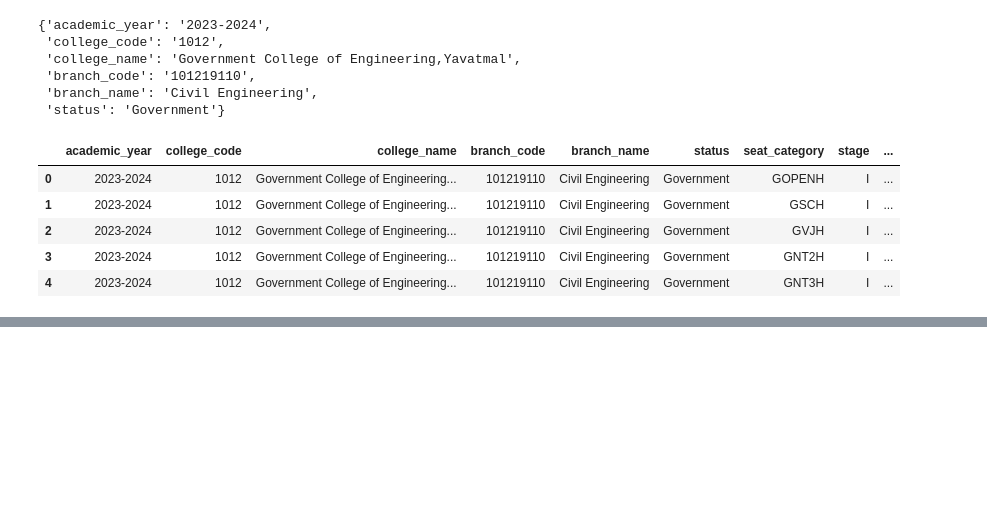
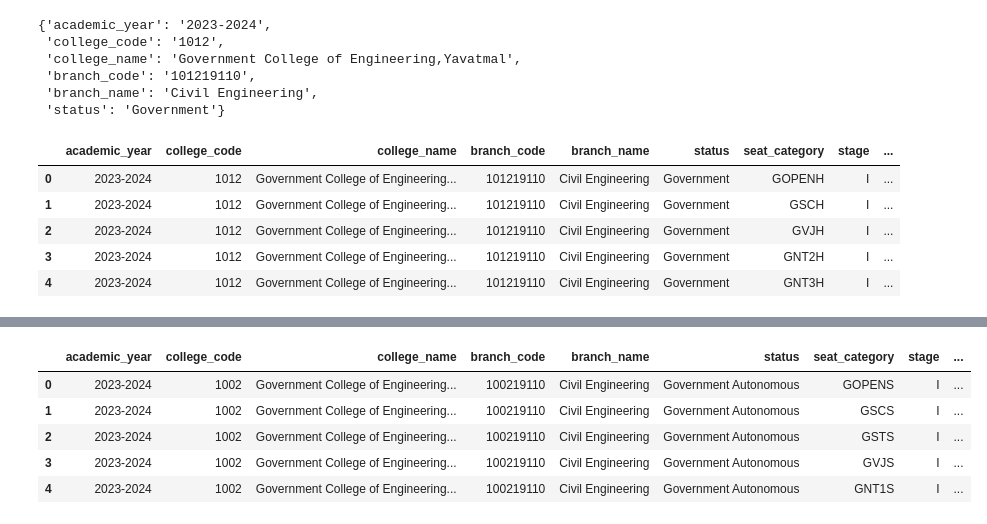
Before and after one commit to krishparmani/college-predictor, a Jupyter notebook: notebook/data_extraction.ipynb, the cells around one changed output, grey strips where cells are left out. Saved outputs shown, nothing was run; the diff lists cells and outputs as text; code cells hidden in the pictures; blank space fills up the shorter version.

```diff
--- a/notebook/data_extraction.ipynb
+++ b/notebook/data_extraction.ipynb
@@ -358,3 +342,14 @@ df.head()
 | 2 | 2023-2024 | 1012 | Government College of Engineering... | 101219110 | Civil Engineering | Government | GVJH | I | ... |
 | 3 | 2023-2024 | 1012 | Government College of Engineering... | 101219110 | Civil Engineering | Government | GNT2H | I | ... |
 | 4 | 2023-2024 | 1012 | Government College of Engineering... | 101219110 | Civil Engineering | Government | GNT3H | I | ... |
+# %%
+from src.components.data_extraction import process_page
+
+with pdfplumber.open(pdf_path) as pdf:
+
+    df = process_page(
+        pdf.pages[5],
+        "2023-2024"
+    )
+
+df.head()
@@ -360,0 +363,29 @@ df.head()
+# %%
+import pdfplumber
+import pandas as pd
+
+all_data = []
+
+with pdfplumber.open(pdf_path) as pdf:
+
+    for page in pdf.pages[:10]:
+
+        try:
+            df = process_page(page, "2023-2024")
+
+            if not df.empty:
+                all_data.append(df)
+
+        except Exception:
+            pass
+
+final_df = pd.concat(all_data, ignore_index=True)
+
+final_df.head()
+# %% [output]
+|  | academic_year | college_code | college_name | branch_code | branch_name | status | seat_category | stage | ... |
+| 0 | 2023-2024 | 1002 | Government College of Engineering... | 100219110 | Civil Engineering | Government Autonomous | GOPENS | I | ... |
+| 1 | 2023-2024 | 1002 | Government College of Engineering... | 100219110 | Civil Engineering | Government Autonomous | GSCS | I | ... |
+| 2 | 2023-2024 | 1002 | Government College of Engineering... | 100219110 | Civil Engineering | Government Autonomous | GSTS | I | ... |
+| 3 | 2023-2024 | 1002 | Government College of Engineering... | 100219110 | Civil Engineering | Government Autonomous | GVJS | I | ... |
+| 4 | 2023-2024 | 1002 | Government College of Engineering... | 100219110 | Civil Engineering | Government Autonomous | GNT1S | I | ... |
```
Also changed, not shown: parts of 41 cells of this notebook, 5 other files.
